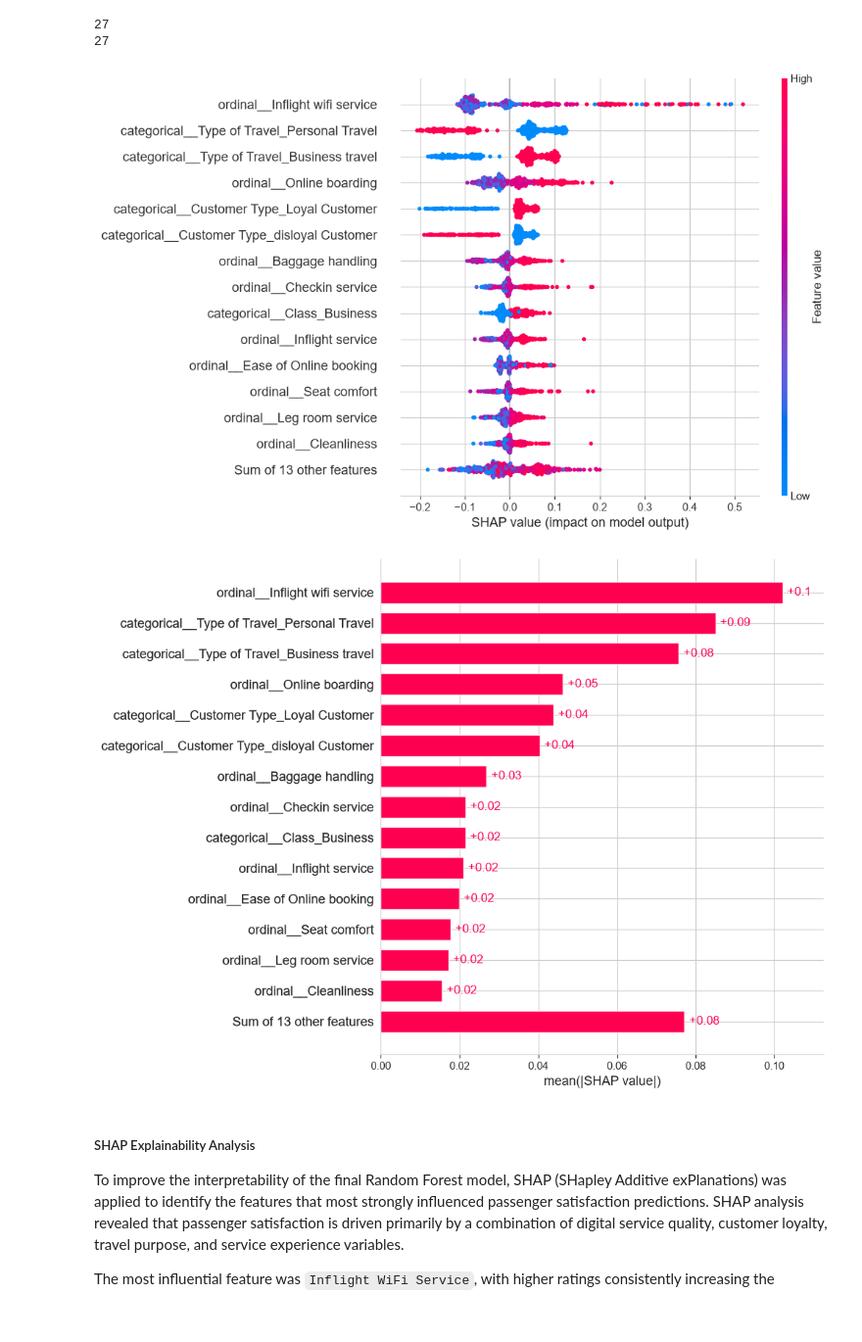
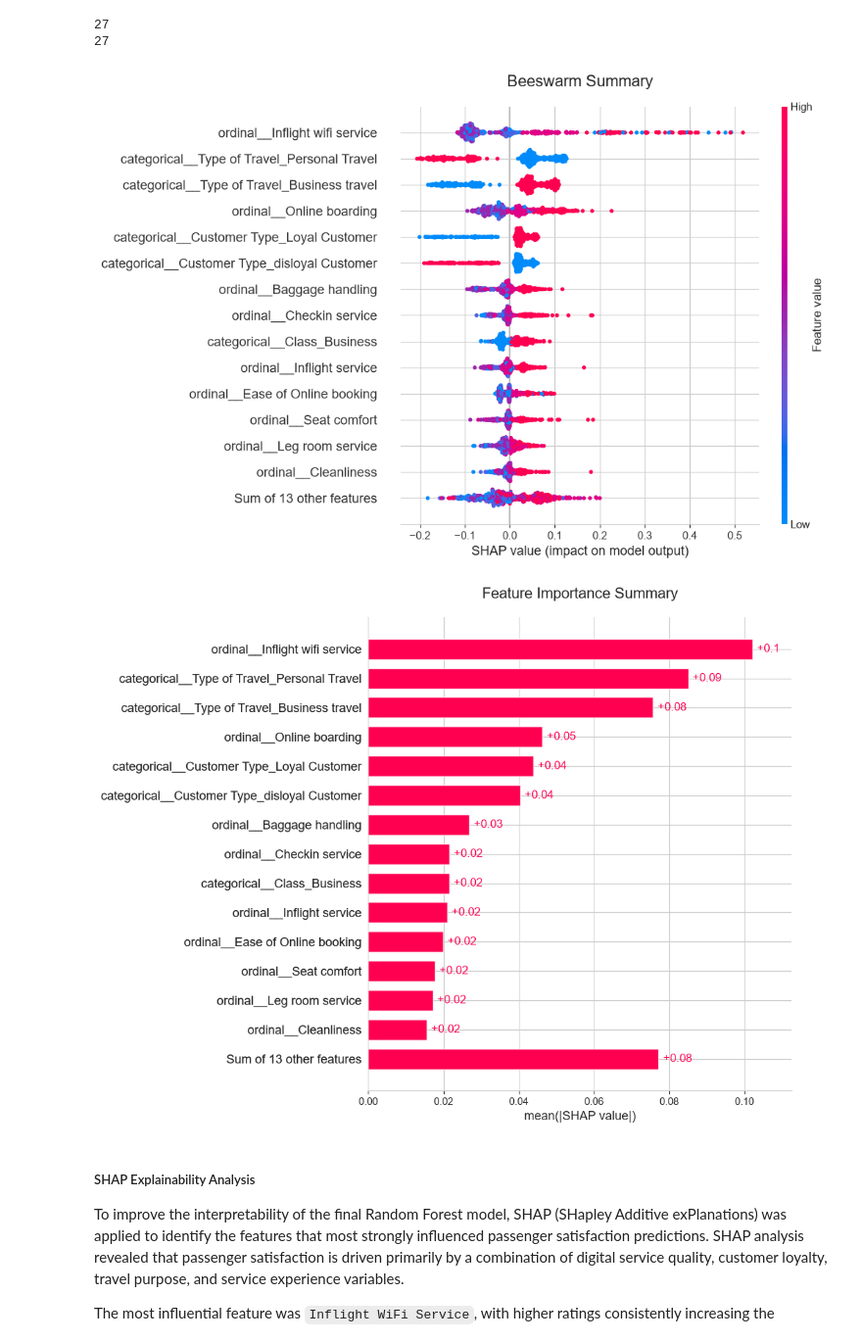
Before and after one commit to Shehzaad-S/udacity-applied-ml-project, a Jupyter notebook: modeling.ipynb, the cells around one changed output. Shown at 98% size. Drawn from its saved outputs; the diff is of its cells as text; code cells hidden in the pictures.

Commit message:
Add Titles to SHAP plots

```diff
--- a/modeling.ipynb
+++ b/modeling.ipynb
@@ -1090,14 +1090,15 @@ else:
 # %%
 shap.plots.beeswarm(
     shap_values_positive,
     max_display=15,
-    show=False)
-
+    show=False
+    )
+plt.title("Beeswarm Summary", fontsize=16, pad=20)
 plt.savefig("images/SHAP_beeswarm.png", dpi=300, bbox_inches="tight")
 
 plt.show()
 # %% [output]
-[figure, old version]
+[figure, new version]
 # %%
 shap.plots.bar(
     shap_values_positive,
@@ -1105,11 +1106,12 @@ shap.plots.bar(
     show=False
     )
 
+plt.title("Feature Importance Summary", fontsize=16, pad=20)
 plt.savefig("images/SHAP_Bar.png", dpi=300, bbox_inches="tight")
 
 plt.show()
 # %% [output]
-[figure, old version]
+[figure, new version]
 # %% [markdown]
 ##### SHAP Explainability Analysis
 
```
Also changed, not shown: 2 other files.
